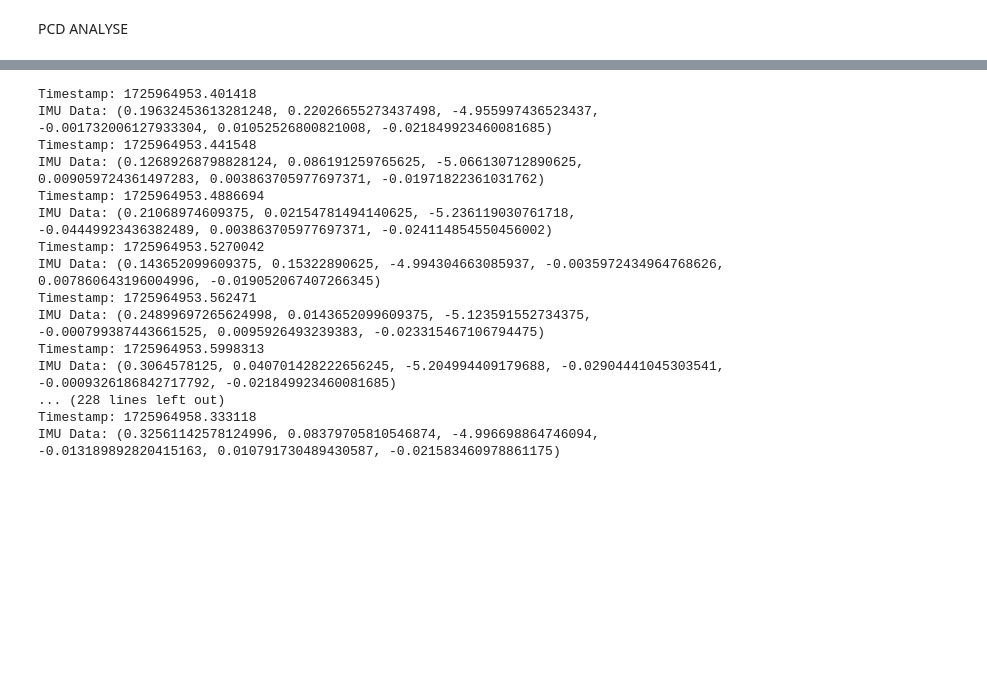
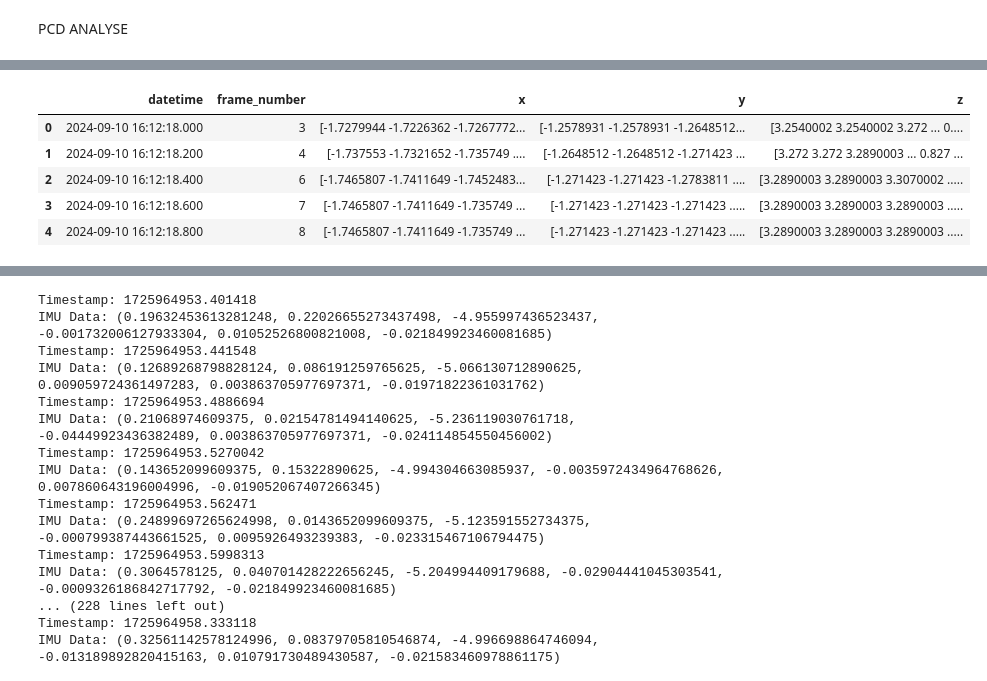
Before and after one commit to tirthankarhalder/mmSLAM, a Jupyter notebook: generatePCDAnalyse.ipynb, the cells around one changed output, grey strips where cells are left out. Saved outputs shown, nothing was run; the diff lists cells and outputs as text; code cells hidden in the pictures; blank space fills up the shorter version.

```diff
--- a/generatePCDAnalyse.ipynb
+++ b/generatePCDAnalyse.ipynb
@@ -17,6 +29,9 @@ for file in filtered_file:
 drone_2024-09-10_11_11_13_test.bin
 drone_2024-09-10_12_02_19_test.bin
 drone_2024-09-10_16_12_18_test.bin
+# %%
+lidarDf = pd.read_csv("./datasets/lidar_data/drone_2024-09-10_16_12_18_test_lidar.csv")
+depthDf = pd.read_csv("./datasets/depth_data/drone_2024-09-10_12_02_19_test_depth.csv")
 # %% [markdown]
 PCD ANALYSE
 # %%
@@ -84,3 +93,0 @@ range_heatmap.shape:  (182, 256)
-# %%
-lidarDf = pd.read_csv("./datasets/lidar_data/drone_2024-09-10_16_12_18_test_lidar.csv")
-depthDf = pd.read_csv("./datasets/depth_data/drone_2024-09-10_16_12_18_test_depth.csv")
@@ -86,0 +146,10 @@ depthDf = pd.read_csv("./datasets/depth_data/drone_2024-09-10_16_12_18_test_dept
+# %%
+depthDf = depthDf.iloc[:20]#after 20 frames NaT was coming
+depthDf.head(5)
+# %% [output]
+|  | datetime | frame_number | x | y | z |
+| 0 | 2024-09-10 16:12:18.000 | 3 | [-1.7279944 -1.7226362 -1.7267772... | [-1.2578931 -1.2578931 -1.2648512... | [3.2540002 3.2540002 3.272 ... 0.... |
+| 1 | 2024-09-10 16:12:18.200 | 4 | [-1.737553 -1.7321652 -1.735749 .... | [-1.2648512 -1.2648512 -1.271423 ... | [3.272 3.272 3.2890003 ... 0.827 ... |
+| 2 | 2024-09-10 16:12:18.400 | 6 | [-1.7465807 -1.7411649 -1.7452483... | [-1.271423 -1.271423 -1.2783811 .... | [3.2890003 3.2890003 3.3070002 ..... |
+| 3 | 2024-09-10 16:12:18.600 | 7 | [-1.7465807 -1.7411649 -1.735749 ... | [-1.271423 -1.271423 -1.271423 ..... | [3.2890003 3.2890003 3.2890003 ..... |
+| 4 | 2024-09-10 16:12:18.800 | 8 | [-1.7465807 -1.7411649 -1.735749 ... | [-1.271423 -1.271423 -1.271423 ..... | [3.2890003 3.2890003 3.2890003 ..... |
```
Also changed, not shown: parts of 26 cells of this notebook, 14 other files.
